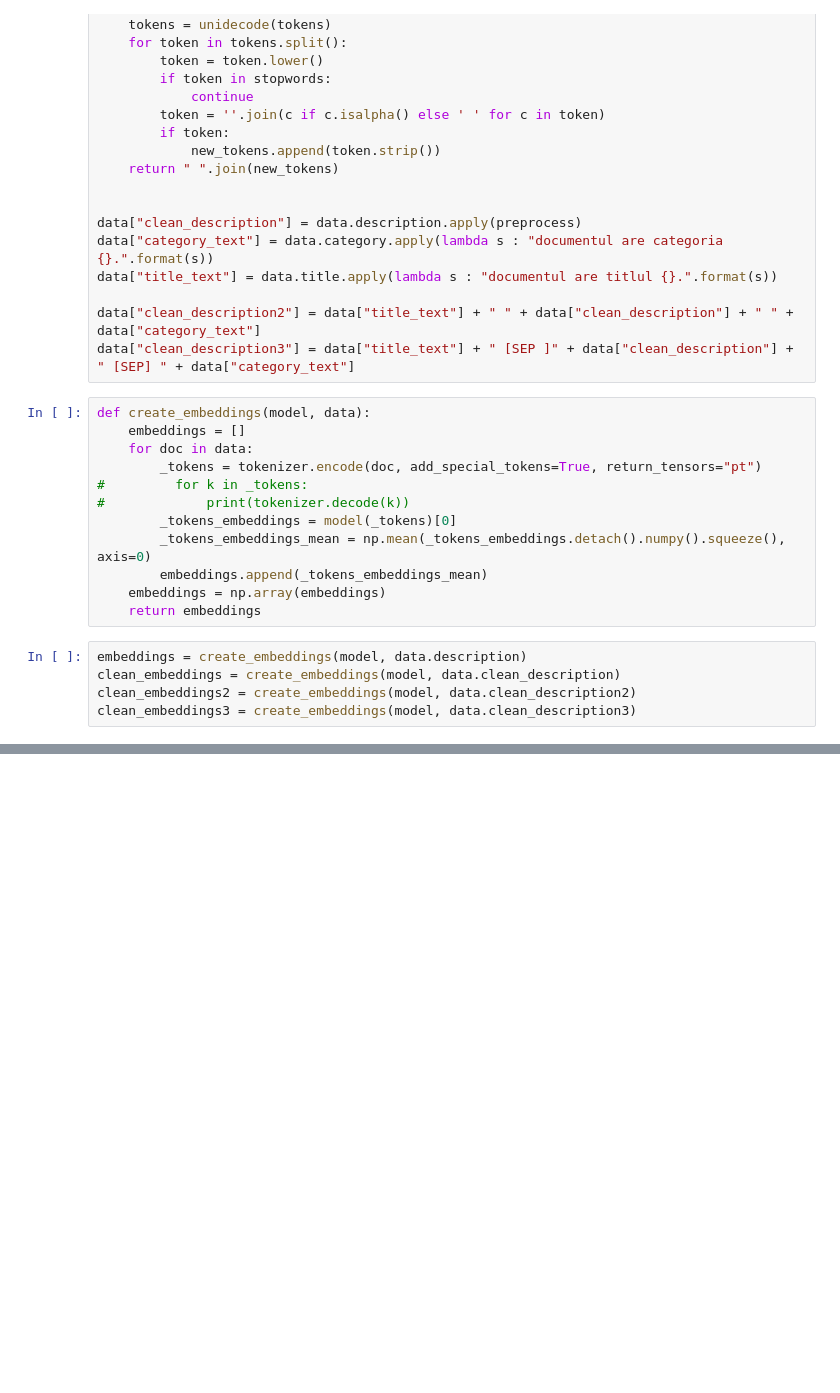
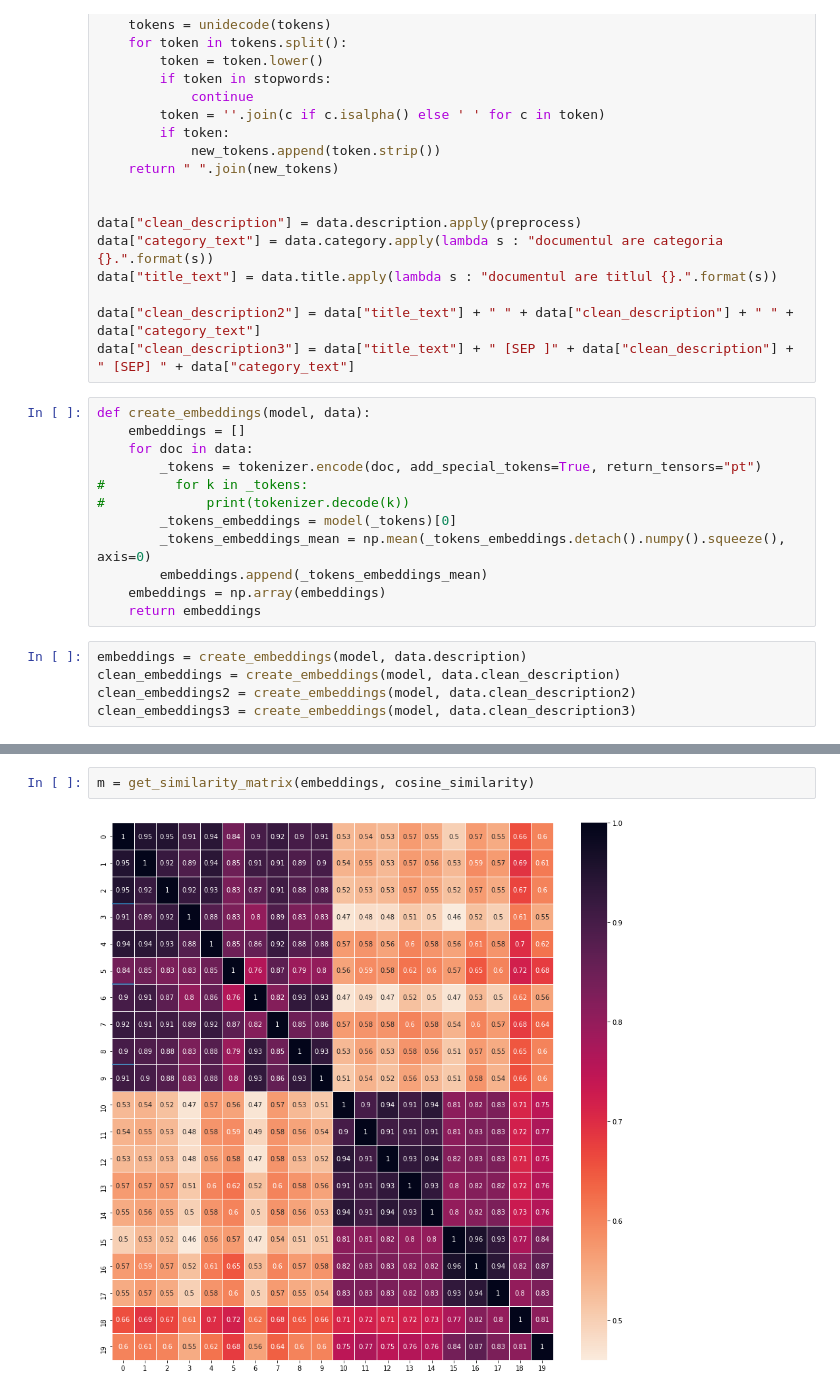
Before and after one commit to zahariesergiu/product_similarities, a Jupyter notebook: bert_embeddings_model.ipynb, the cells around one changed output, grey strips where cells are left out. Saved outputs shown, nothing was run; the diff lists cells and outputs as text; blank space fills up the shorter version.

```diff
--- a/bert_embeddings_model.ipynb
+++ b/bert_embeddings_model.ipynb
@@ -333,0 +334,4 @@ pd.DataFrame(euclidean_distances(embeddings, embeddings))
+# %%
+m = get_similarity_matrix(embeddings, cosine_similarity)
+# %% [output]
+[figure, added]
```
Also changed, not shown: parts of 7 cells of this notebook.
